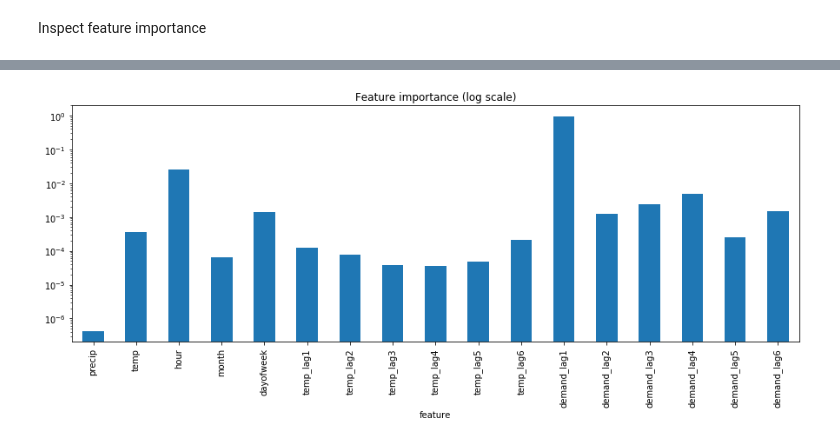
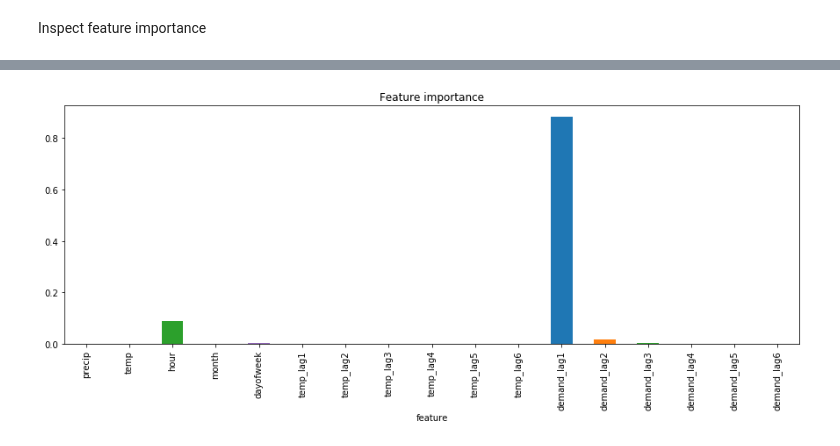
Before and after one commit to Azure-Samples/MachineLearningSamples-EnergyDemandTimeSeriesForecasting, a Jupyter notebook: 6-dtree.ipynb, the cells around one changed output, grey strips where cells are left out. Drawn from its saved outputs; the diff is of its cells as text; code cells hidden in the pictures.

```diff
--- a/6-dtree.ipynb
+++ b/6-dtree.ipynb
@@ -97,6 +116,6 @@ Inspect feature importance
 # %%
 feature_importance = pd.DataFrame.from_dict({'feature':X.columns, 'importance':regr_pipe.named_steps['regr_cv'].best_estimator_.feature_importances_})
-feature_importance.plot.bar('feature', 'importance', figsize=(15,5), logy=True, title='Feature importance (log scale)', legend=False)
+feature_importance.plot.bar('feature', 'importance', figsize=(15,5), title='Feature importance', legend=False)
 plt.show()
 # %% [output]
-[figure, old version]
+[figure, new version]
```
Also changed, not shown: parts of 5 cells of this notebook, 14 other files.
